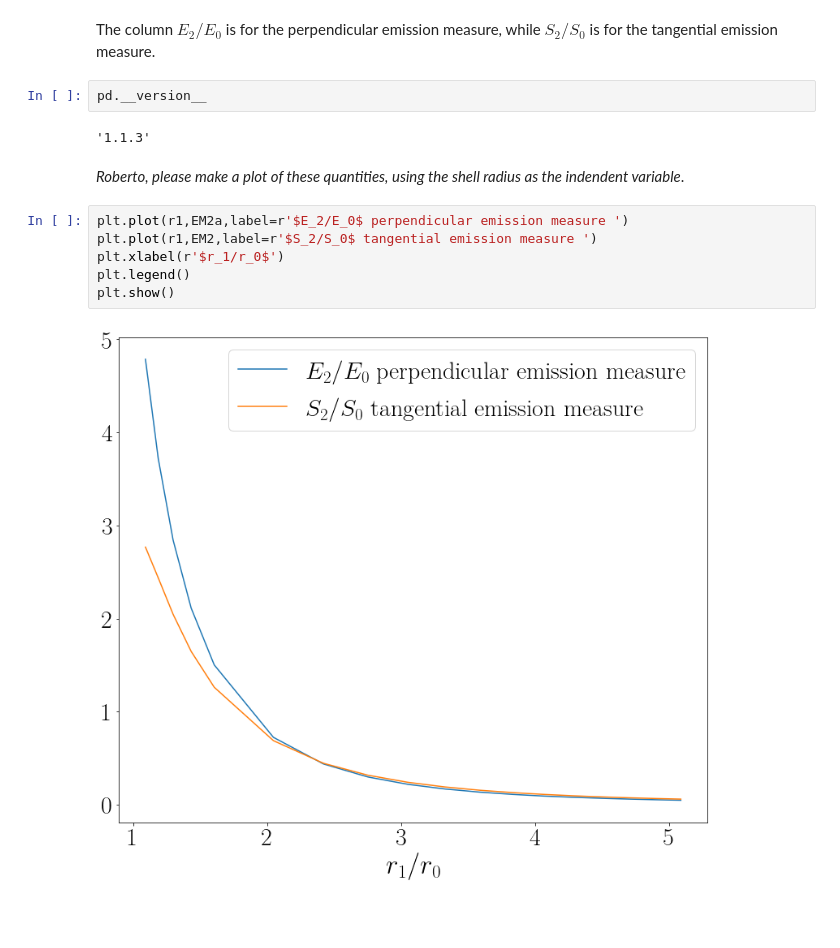
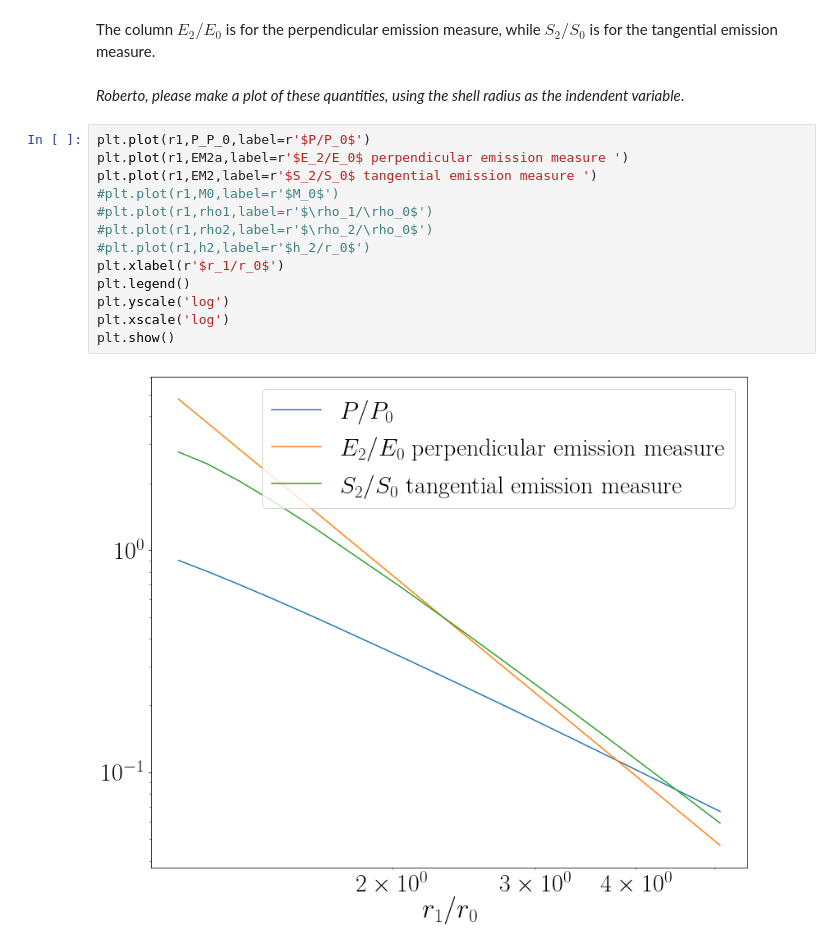
Before and after one commit to will-henney/globule-seminario, a Jupyter notebook: roberto-notebooks/calculations for h_0, recombinations and surface brightness of the shell.ipynb, the cells around one changed output. Drawn from its saved outputs; the diff is of its cells as text; blank space fills up the shorter version.

Commit message:
new graphics

```diff
--- a/roberto-notebooks/calculations for h_0, recombinations and surface brightness of the shell.ipynb
+++ b/roberto-notebooks/calculations for h_0, recombinations and surface brightness of the shell.ipynb
@@ -245,17 +245,20 @@ df
 | 17 | 0.066667 | 3.128318 | 0.012361 | 5.085257 | 0.120972 | 0.389720 | 0.046943 | 0.059106 |
 # %% [markdown]
 The column $E_2/E_0$ is for the perpendicular emission measure, while $S_2/S_0$ is for the tangential emission measure.
-# %%
-pd.__version__
-# %% [output]
-'1.1.3'
 # %% [markdown]
 *Roberto, please make a plot of these quantities, using the shell radius as the indendent variable*.
 # %%
+plt.plot(r1,P_P_0,label=r'$P/P_0$')
 plt.plot(r1,EM2a,label=r'$E_2/E_0$ perpendicular emission measure ')
 plt.plot(r1,EM2,label=r'$S_2/S_0$ tangential emission measure ')
+#plt.plot(r1,M0,label=r'$M_0$')
+#plt.plot(r1,rho1,label=r'$\rho_1/\rho_0$')
+#plt.plot(r1,rho2,label=r'$\rho_2/\rho_0$')
+#plt.plot(r1,h2,label=r'$h_2/r_0$')
 plt.xlabel(r'$r_1/r_0$')
 plt.legend()
+plt.yscale('log')
+plt.xscale('log')
 plt.show()
 # %% [output]
-[figure, old version]
+[figure, new version]
```
Also changed, not shown: parts of 18 cells of this notebook, 1 other file.
